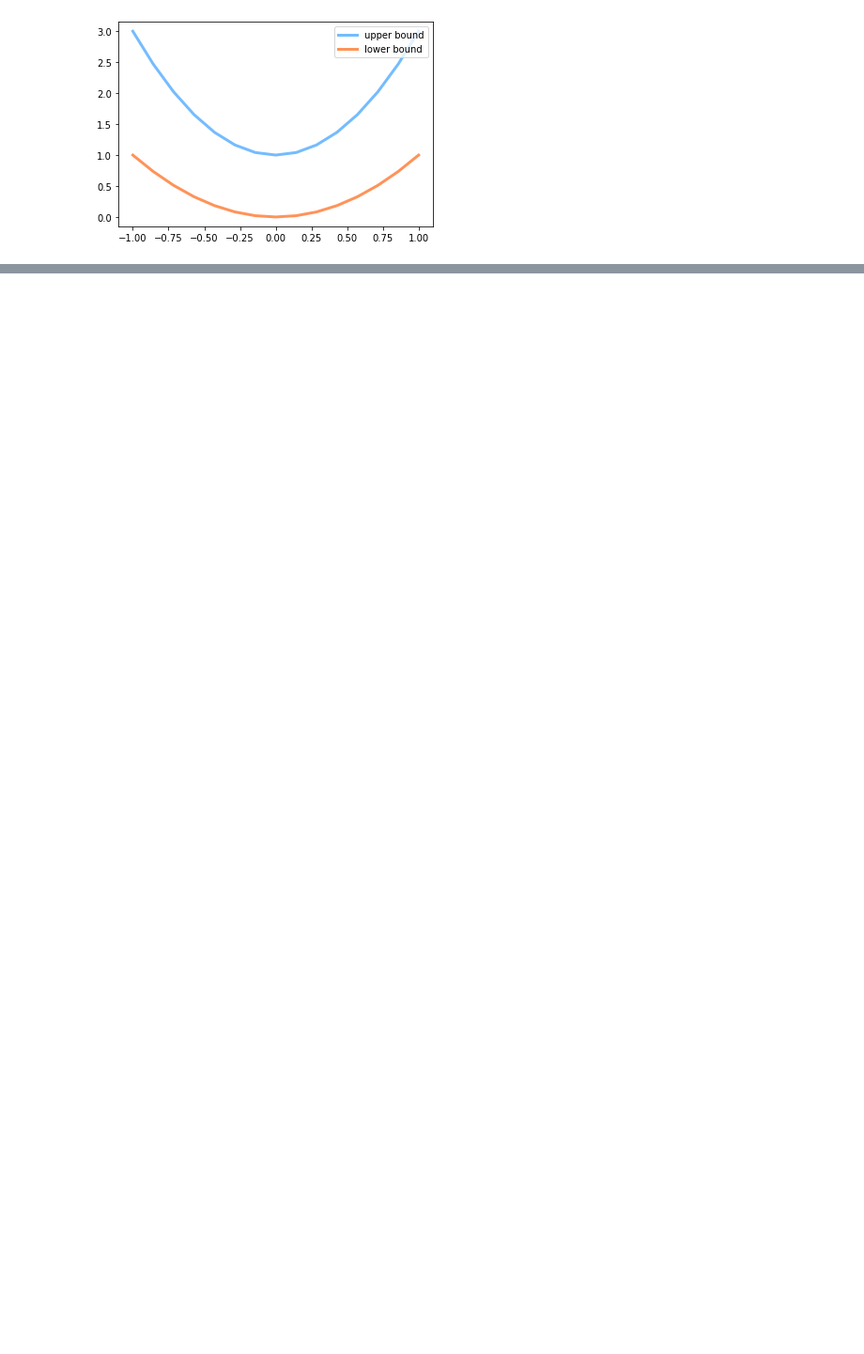
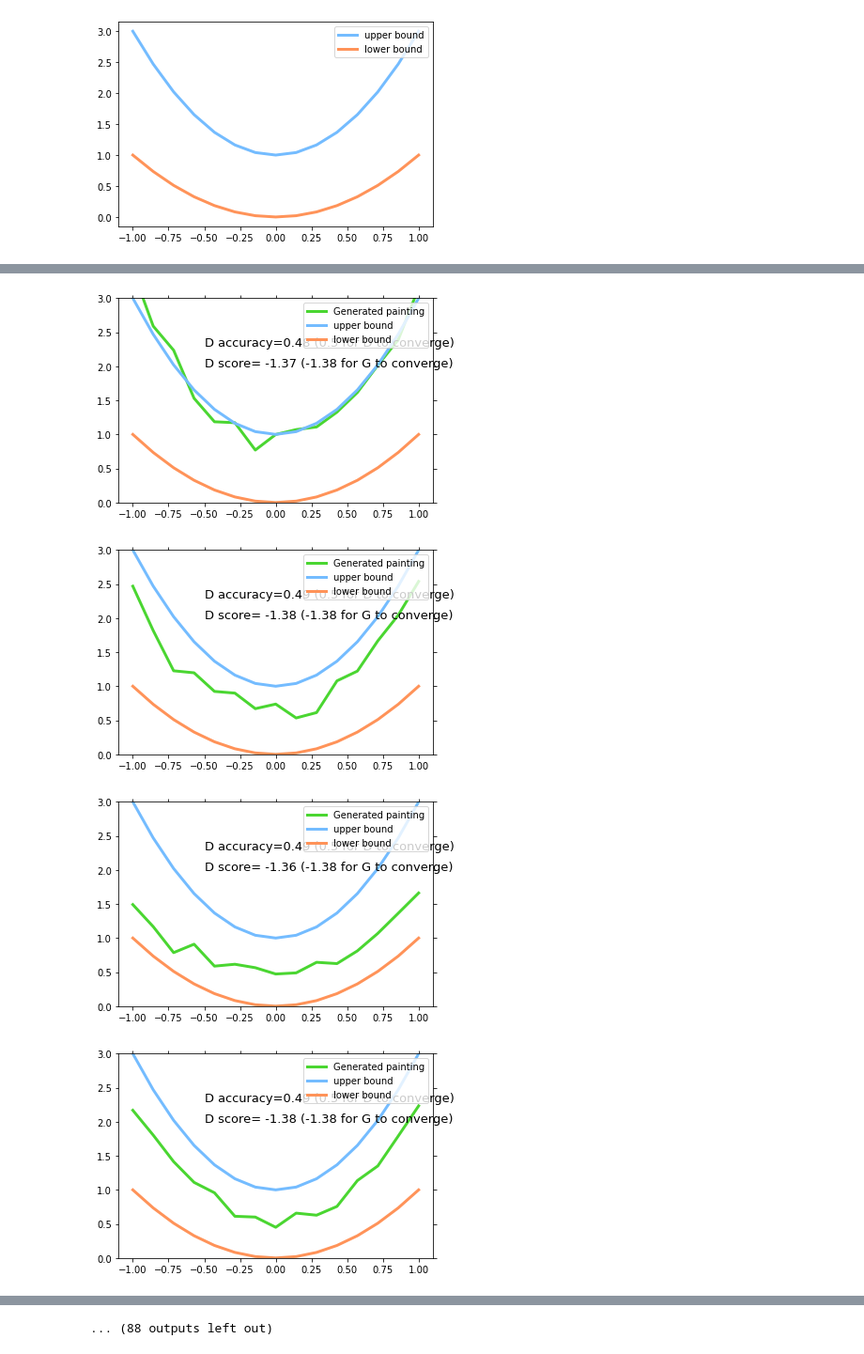
Before and after one commit to rootUJ99/ds-ml_practices, a Jupyter notebook: pytorch/gan.ipynb, the cells around one changed output, grey strips where cells are left out. Shown at 94% size. Saved outputs shown, nothing was run; the diff lists cells and outputs as text; code cells hidden in the pictures; blank space fills up the shorter version.

```diff
--- a/pytorch/gan.ipynb
+++ b/pytorch/gan.ipynb
@@ -43,7 +23,7 @@ plt.show()
 # %%
 def artist_work():
     a = np.random.uniform(1, 2, size=BATCH_SIZE)[:, np.newaxis]
-    paintings = a * np.power(PAINT_POINTS, 2) + a-1
-    paintings = torch.from_numpy(paintings).float()
+    paintings_np = a * np.power(PAINT_POINTS, 2) + a-1
+    paintings = torch.from_numpy(paintings_np).float()
     return paintings
 # %%
@@ -72,0 +65,35 @@ plt.ion()
+# %%
+plt.ion()
+for i in range(10000):
+    artist_paintings = artist_work()
+    G_ideas = torch.randn(BATCH_SIZE, N_IDEAS, requires_grad=True)
+    G_paintings = G(G_ideas)
+    prob_artist1 = D(G_paintings)
+    G_loss = torch.mean(torch.log(1. - prob_artist1))
+    optim_g.zero_grad()
+    G_loss.backward()
+    optim_g.step()
+
+    prob_artist0 = D(artist_paintings)
+    prob_artist1 = D(G_paintings.detach())
+    D_loss = - torch.mean(torch.log(prob_artist0) + torch.log(1. - prob_artist1))
+    optim_d.zero_grad()
+    D_loss.backward()
+    optim_d.step()
+
+    if i % 100 == 0:
+        plt.cla()
+        plt.plot(PAINT_POINTS[0], G_paintings.data.numpy()[0], c='#4AD631', lw=3, label='Generated painting',)
+        plt.plot(PAINT_POINTS[0],  2 * np.power(PAINT_POINTS[0], 2) + 1, c='#74BCFF', lw=3, label='upper bound')
+        plt.plot(PAINT_POINTS[0],  1 * np.power(PAINT_POINTS[0], 2) + 0, c='#FF9359', lw=3, label='lower bound')
+        plt.text(-.5, 2.3, 'D accuracy=%.2f (0.5 for D to converge)' % prob_artist0.data.numpy().mean(), fontdict={'size': 13})
+        plt.text(-.5, 2, 'D score= %.2f (-1.38 for G to converge)' % -D_loss.data.numpy(), fontdict={'size': 13})
+        plt.ylim((0, 3));plt.legend(loc='upper right', fontsize=10);plt.draw();plt.pause(0.01)
+
+plt.ioff()
+plt.show()
+# %% [output]
+[figure, added]
+[figure, added]
+[figure, added]
+[figure, added]
@@ -72,0 +108 @@ plt.ion()
+... (88 outputs left out)
```
Also changed, not shown: parts of 5 cells of this notebook, 3 other files.
